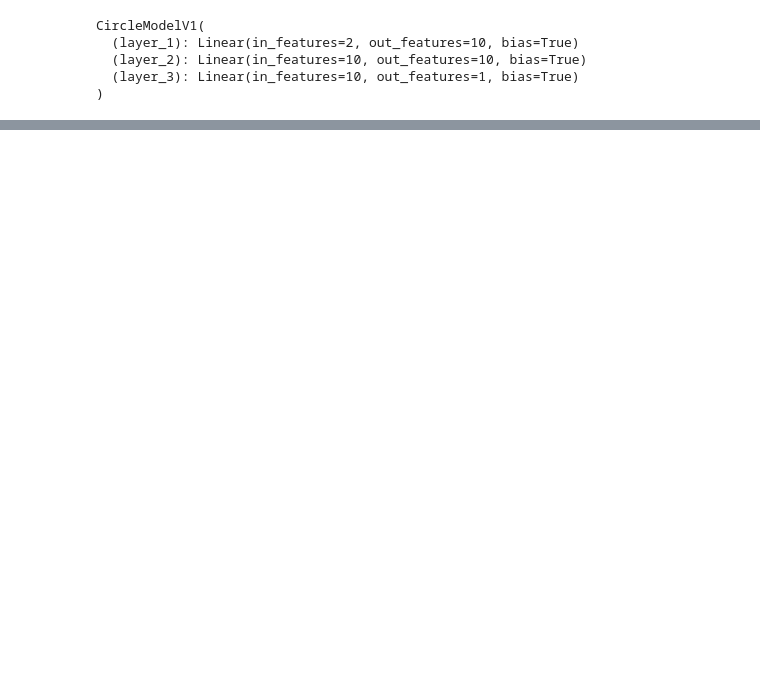
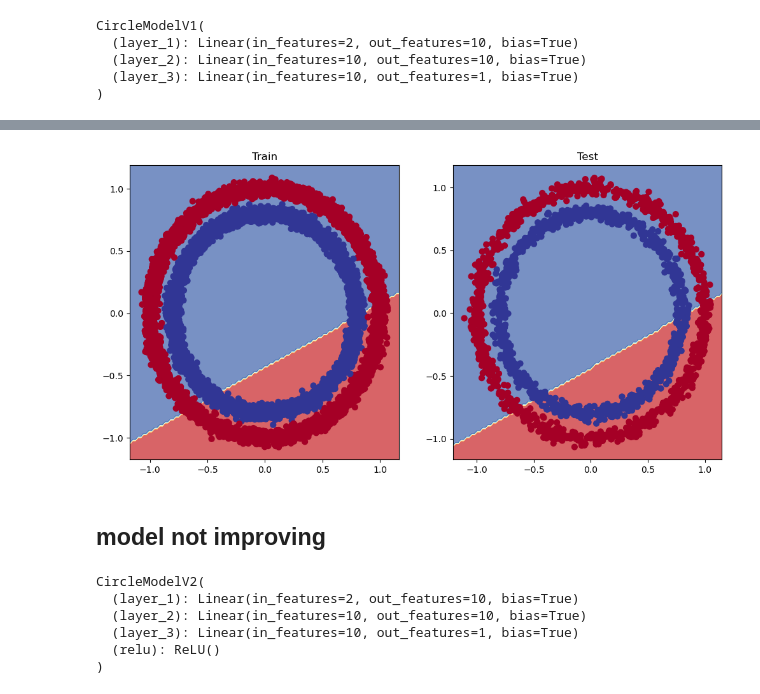
Before and after one commit to TwistzZz79/Deep-Learning-with-Pytorch, a Jupyter notebook: Neural Network with pytorch/Neural network with Pytorch.ipynb, the cells around one changed output, grey strips where cells are left out. Cells and saved outputs as stored; diff of their text form; code cells hidden in the pictures; blank space fills up the shorter version.

Commit message:
improve model

```diff
--- a/Neural Network with pytorch/Neural network with Pytorch.ipynb
+++ b/Neural Network with pytorch/Neural network with Pytorch.ipynb
@@ -330,0 +331,37 @@ CircleModelV1(
+# %%
+torch.manual_seed(42)
+
+epochs=1000
+
+X_train,y_train=X_train.to(device),y_train.to(device)
+X_test,y_test=X_test.to(device),y_test.to(device)
+
+for epoch in range(epochs):
+    #Training
+    y_logits=model_1(X_train).squeeze()
+    y_pred=torch.round(torch.sigmoid(y_logits)) #logits->prediction probability
+
+    #calculate loss/accuracy
+    loss=loss_fn(y_logits,y_train)
+    acc=accuracy_fn(y_true=y_train,
+                y_pred=y_pred)
+
+    optimizer.zero_grad()
+
+    loss.backward()
+
+    optimizer.step()
+
+    model_1.eval()
+    with torch.inference_mode():
+        #forward pass
+        test_logits=model_1(X_test).squeeze()
+        test_pred=torch.round(torch.sigmoid(test_logits))
+
+        test_loss=loss_fn(test_logits,
+                         y_test)
+        test_acc=accuracy_fn(y_true=y_test,
+                            y_pred=test_pred)
+
+        if epoch%100==0:
+            print(f"Epoch: {epoch} | Loss: {loss:.5f}, Accuracy: {acc:.2f}% | Test loss: {test_loss:.5f}, Test acc: {test_acc:.2f}%")
@@ -330,0 +379,33 @@ CircleModelV1(
+# %%
+plt.figure(figsize=(12, 6))
+plt.subplot(1, 2, 1)
+plt.title("Train")
+plot_decision_boundary(model_1, X_train, y_train)
+plt.subplot(1, 2, 2)
+plt.title("Test")
+plot_decision_boundary(model_1, X_test, y_test)
+# %% [output]
+[figure, added]
+# %% [markdown]
+## model not improving
+# %%
+class CircleModelV2(nn.Module):
+    def __init__(self):
+        super().__init__()
+        self.layer_1 = nn.Linear(in_features=2, out_features=10)
+        self.layer_2 = nn.Linear(in_features=10, out_features=10)
+        self.layer_3 = nn.Linear(in_features=10, out_features=1)
+        self.relu = nn.ReLU() # <- add in ReLU activation function
+    def forward(self, x):
+      # Intersperse the ReLU activation function between layers
+       return self.layer_3(self.relu(self.layer_2(self.relu(self.layer_1(x)))))
+
+model_3 = CircleModelV2().to(device)
+print(model_3)
+# %% [output]
+CircleModelV2(
+  (layer_1): Linear(in_features=2, out_features=10, bias=True)
+  (layer_2): Linear(in_features=10, out_features=10, bias=True)
+  (layer_3): Linear(in_features=10, out_features=1, bias=True)
+  (relu): ReLU()
+)
```
Also changed, not shown: parts of 14 cells of this notebook.
